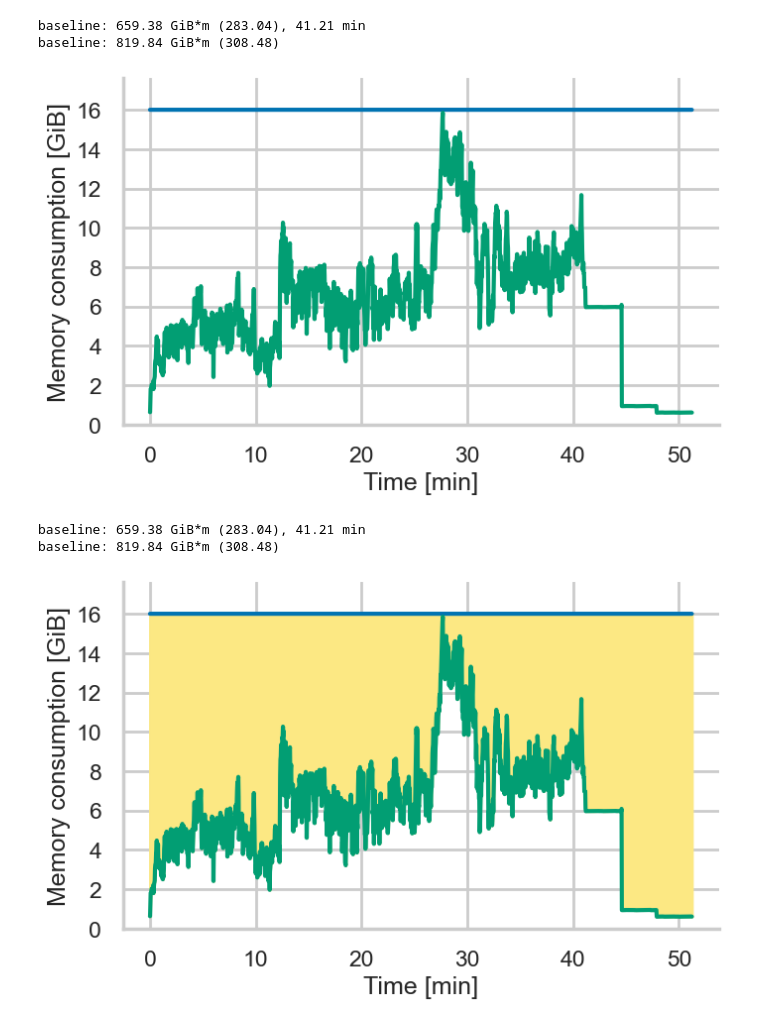
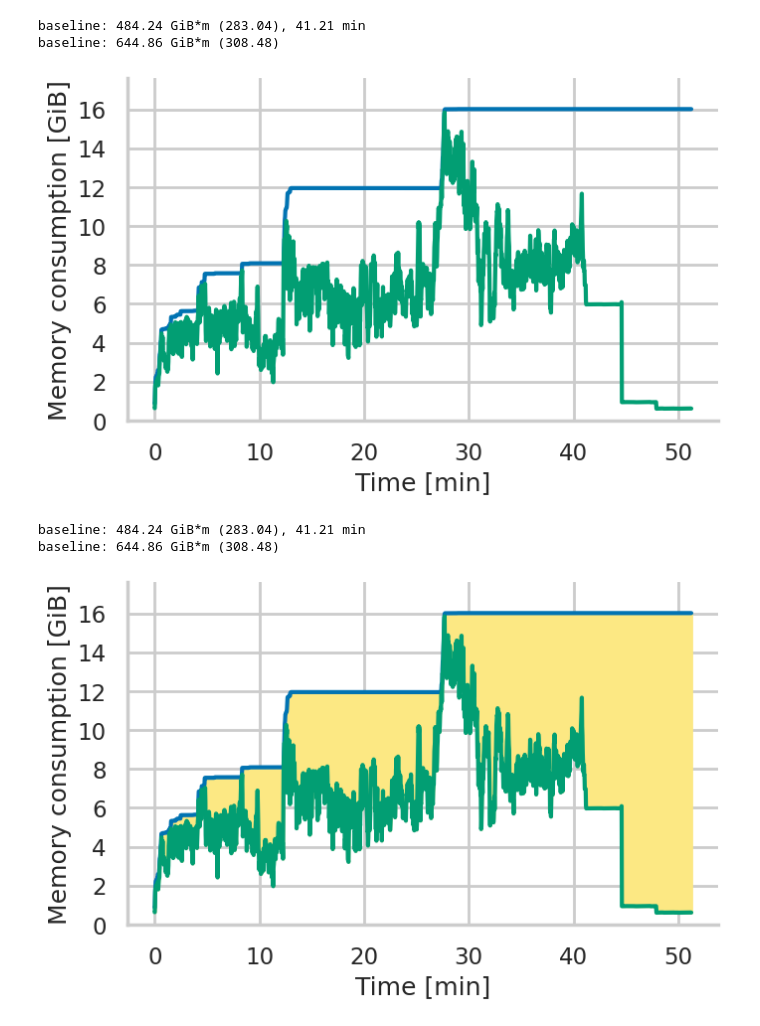
Before and after one commit to luhsra/hyperalloc-bench, a Jupyter notebook: talk.ipynb, the cells around one changed output. Cells and saved outputs as stored; diff of their text form; code cells hidden in the pictures.

```diff
--- a/talk.ipynb
+++ b/talk.ipynb
@@ -104,15 +104,13 @@ def relplot(
     data: pd.DataFrame,
     times: list[BTimes],
     aspect=1.0,
-    height=5.5,
+    height=5,
     col_wrap=10,
     area=False,
     hide: list[int] = [],
     measurement: str = "physical",
 ) -> tuple[sns.FacetGrid, dict[str, float]]:
     data = data[(data["measurement"] == measurement) | (data["measurement"] == "used")]
-
-    data.loc[(data["measurement"] == measurement) & (data["mode"] == "baseline"), "bytes"] = max_mem
 
     col_wrap = min(col_wrap, len(data["mode"].unique()))
     hue_order = [measurement, "used"]
@@ -183,7 +181,7 @@ def visualize(
     modes: dict[str, Path],
     save_as: str | None = None,
     aspect=1.0,
-    height=5.5,
+    height=5,
     col_wrap=10,
     area=False,
     hide=[],
@@ -231,22 +229,22 @@ p = visualize(max_mem, {
     "baseline": Path("compiling/latest/clang-base-manual"),
     # "virtio-balloon": Path("compiling/latest-clang-base-auto"),
     # "HyperAlloc": Path("compiling/latest-clang-llfree-auto"),
-}, "talk-clang-base", aspect=1.5, height=5)
+}, "talk-clang-base", height=5, aspect=1.5)
 # %% [output]
-baseline: 659.38 GiB*m (283.04), 41.21 min
-baseline: 819.84 GiB*m (308.48)
+baseline: 484.24 GiB*m (283.04), 41.21 min
+baseline: 644.86 GiB*m (308.48)
-[figure, old version]
+[figure, new version]
 # %%
 max_mem = 16*1024**3
 p = visualize(max_mem, {
     "baseline": Path("compiling/latest/clang-base-manual"),
     # "virtio-balloon": Path("compiling/latest-clang-base-auto"),
     # "HyperAlloc": Path("compiling/latest-clang-llfree-auto"),
-}, "talk-clang-base-1", aspect=1.5, height=5, area=True)
+}, "talk-clang-base-1", height=5, aspect=1.5, area=True)
 # %% [output]
-baseline: 659.38 GiB*m (283.04), 41.21 min
-baseline: 819.84 GiB*m (308.48)
+baseline: 484.24 GiB*m (283.04), 41.21 min
+baseline: 644.86 GiB*m (308.48)
-[figure, old version]
+[figure, new version]
 # %%
 max_mem = 16*1024**3
 p = visualize(max_mem, {
```
Also changed, not shown: parts of 7 cells of this notebook, 10 other files.
